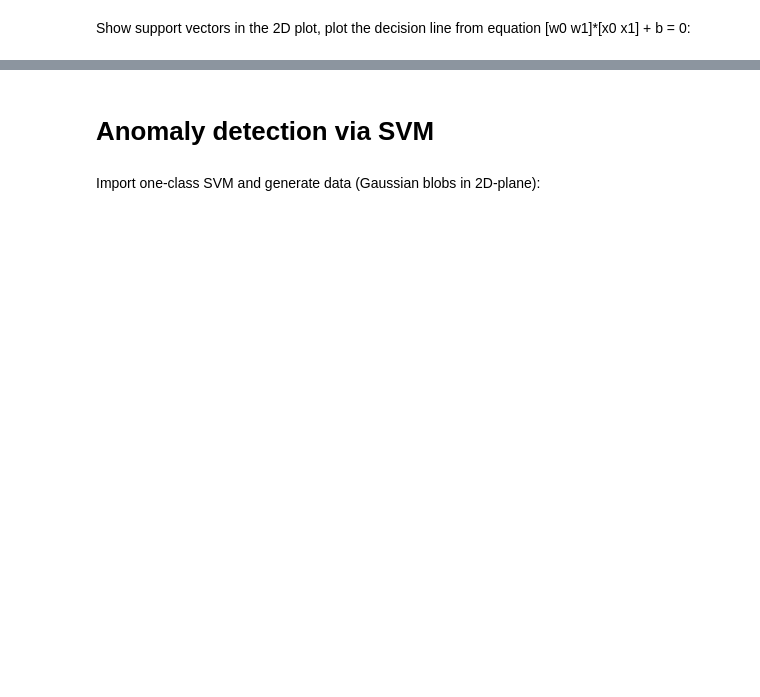
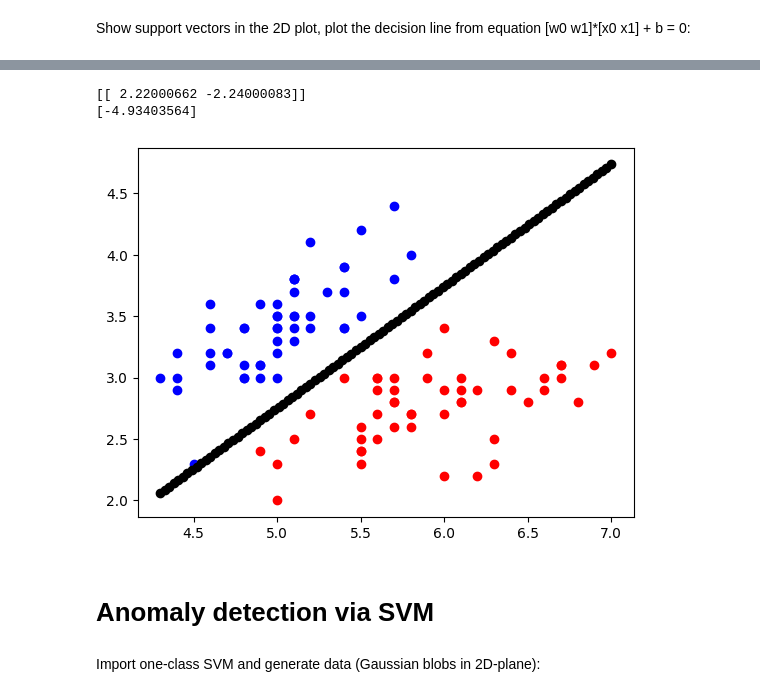
Before and after one commit to moncekM/MPA_MLF_Public, a Jupyter notebook: LAB_2/MPA_MLF_SVM_2students_comments-2.ipynb, the cells around one changed output, grey strips where cells are left out. Saved outputs shown, nothing was run; the diff lists cells and outputs as text; code cells hidden in the pictures; blank space fills up the shorter version.

```diff
--- a/LAB_2/MPA_MLF_SVM_2students_comments-2.ipynb
+++ b/LAB_2/MPA_MLF_SVM_2students_comments-2.ipynb
@@ -66,3 +83,25 @@ NameError: ignored
+# %%
+import numpy as np
+supvectors=SVMmodel.support_vectors_
+# Plot the support vectors here
+
+
+#Separating line coefficients:
+W=SVMmodel.coef_
+b=SVMmodel.intercept_
+print(W)
+print(b)
+x1=np.linspace(np.min(X[:,0]),np.max(X[:,0]),100)
+x2=-b/W[0,1]-W[0,0]/W[0,1]*x1
+#plt،scatter(xf:,0j.l:,1)
+plt. scatter (X[y==0,0],X[y==0,1],color="blue")
+plt. scatter (X[y==1,0],X[y==1,1],color="red")
+plt.scatter(x1,x2,color='black')
+plt.show()
+# %% [output]
+[[ 2.22000662 -2.24000083]]
+[-4.93403564]
+[figure, added]
 # %% [markdown]
 # Anomaly detection via SVM
 # %% [markdown]
```
Also changed, not shown: parts of 8 cells of this notebook, 2 other files.
